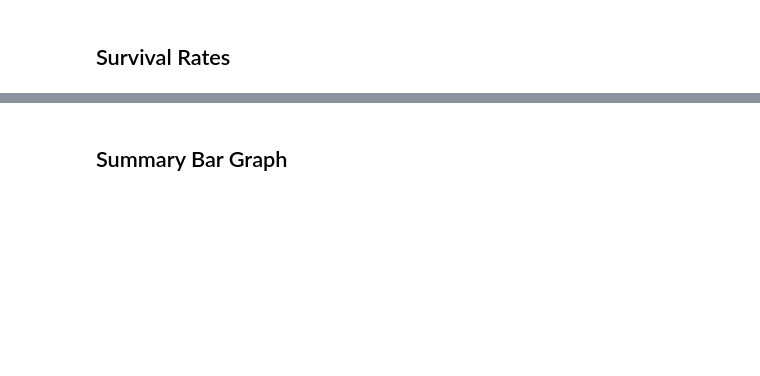
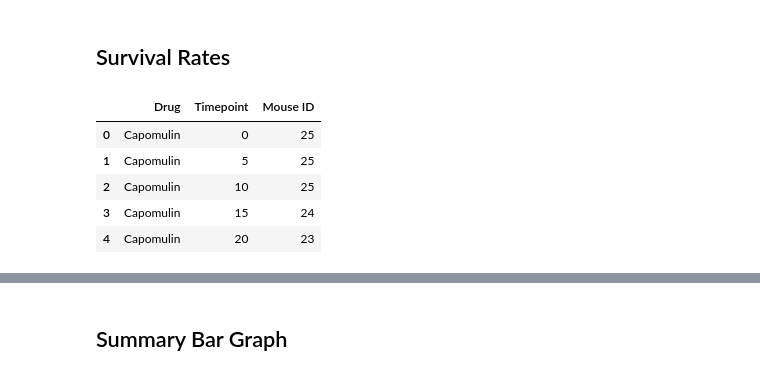
Before and after one commit to omkarkameshiyer/UCBBEL201902DATA2-Week-5-HomeWork, a Jupyter notebook: Pymaceuticals/pymaceuticals_starter.ipynb, the cells around one changed output, grey strips where cells are left out. Cells and saved outputs as stored; diff of their text form; code cells hidden in the pictures; blank space fills up the shorter version.

```diff
--- a/Pymaceuticals/pymaceuticals_starter.ipynb
+++ b/Pymaceuticals/pymaceuticals_starter.ipynb
@@ -235,9 +240,21 @@ plt.gca().legend(MeanTumorVolumeDataGroupedbyDrugandTimepoint['Drug'].unique(),l
 # %%
 # Store the Count of Mice Grouped by Drug and Timepoint (W can pass any metric)
 
 # Convert to DataFrame
 
 # Preview DataFrame
+
+localMetaStore = combinedDatapd[['Drug','Timepoint','Mouse ID']]
+countMiceCombination  = localMetaStore.groupby(['Drug','Timepoint'], as_index=False).count().groupby(['Drug','Timepoint'], as_index=False).apply(lambda x: x)
+
+countMiceCombination.head()
+# %% [output]
+|  | Drug | Timepoint | Mouse ID |
+| 0 | Capomulin | 0 | 25 |
+| 1 | Capomulin | 5 | 25 |
+| 2 | Capomulin | 10 | 25 |
+| 3 | Capomulin | 15 | 24 |
+| 4 | Capomulin | 20 | 23 |
 # %%
 # Minor Data Munging to Re-Format the Data Frames
 
```
Also changed, not shown: parts of 9 cells of this notebook.
